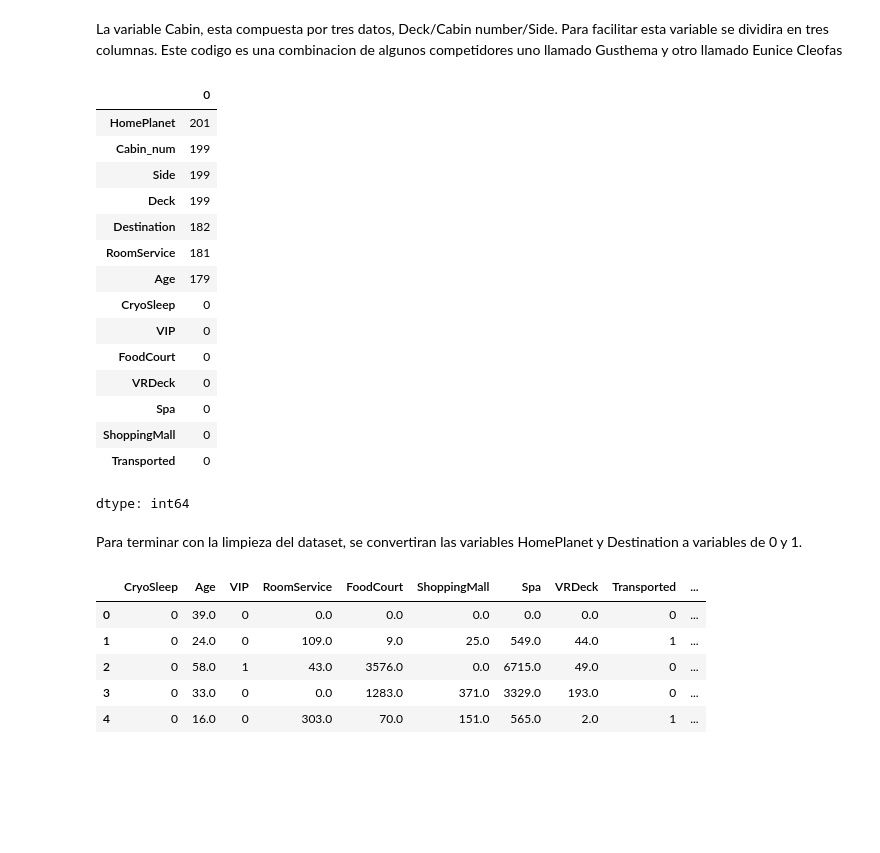
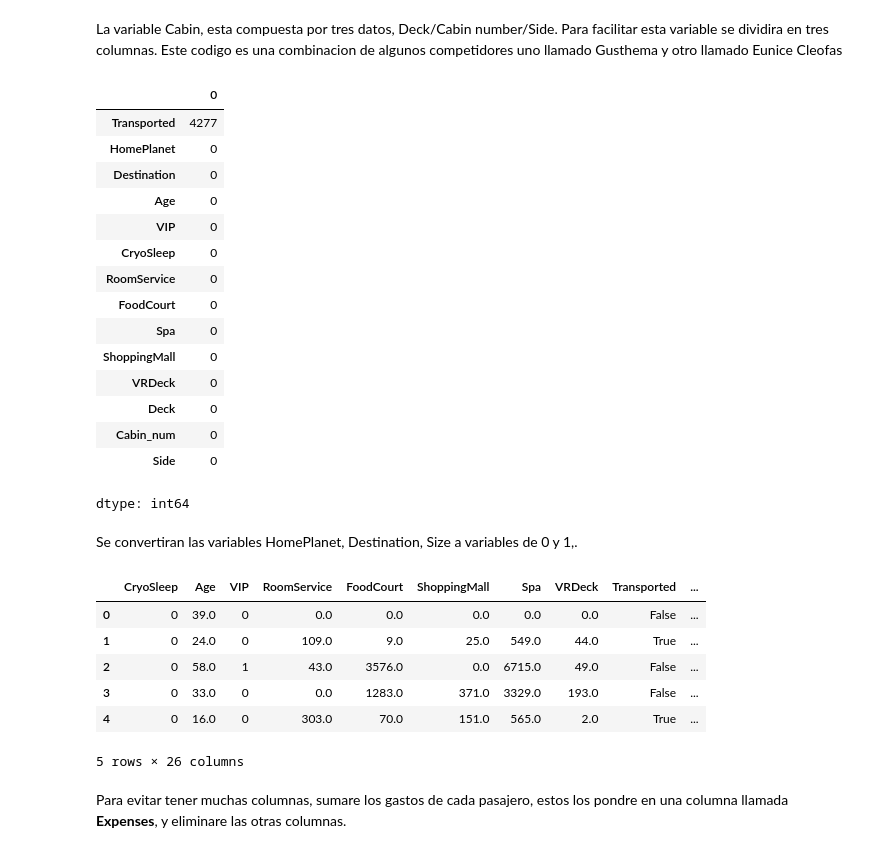
Before and after one commit to hectorcamachoz/Proyecto_2_Inteligenci_Artificial, a Jupyter notebook: Proyecto2_594557.ipynb, the cells around one changed output. Drawn from its saved outputs; the diff is of its cells as text; code cells hidden in the pictures; blank space fills up the shorter version.

```diff
--- a/Proyecto2_594557.ipynb
+++ b/Proyecto2_594557.ipynb
@@ -12,12 +12,18 @@ La descripcion de cada variable se encuentra en el archivo: 'descripcion_vars_ka
 **1.** Primero se importara la base de datos train.csv, sera analizada con diferentes funciones para observar si existen huecos, si se deben realizar variables dummy, y de esta manera realizar una limpia.
 # %%
 import pandas as pd
+import numpy as np
+from sklearn.model_selection import train_test_split
 
-df = pd.read_csv('train.csv')
-print(df.head())
+df_train = pd.read_csv('train.csv')
+df_test = pd.read_csv('test.csv')
 
+df = pd.concat([df_train, df_test])
+df.head()
 df.info()
 
 print('\nHuecos: ')
-df.isnull().sum()
+print(df.isnull().sum())
+
+print('\nBalanceo de Clases en Train.csv:\n',df_train['Transported'].value_counts())
 # %% [output]
@@ -83,7 +73,7 @@ dtype: int64
 # %% [markdown]
 Para evitar problemas con la regresion logistica, necesitamos convertir los datos de object, y los booleanos a variables numericas.
 # %%
-df['Transported'] = df['Transported'].astype(int)
+
 df['CryoSleep'] = df['CryoSleep'].astype(int)
 df['VIP'] = df['VIP'].astype(int)
 
@@ -100,39 +90,50 @@ La variable Cabin, esta compuesta por tres datos, Deck/Cabin number/Side. Para f
 # %%
 
 df[["Deck", "Cabin_num", "Side"]] = df["Cabin"].str.split("/", expand=True)
 df = df.drop(['Cabin'], axis = 1)
-df[['Cabin_num']] = df[['Cabin_num']].fillna(df['Cabin_num'].mode())
-df[['Deck']] = df[['Deck']].fillna(df['Deck'].mode())
-df[['Side']] = df[['Side']].fillna(df['Side'].mode())
+df[['Cabin_num']] = df[['Cabin_num']].fillna(df['Cabin_num'].mode().iloc[0])
+df[['Deck']] = df[['Deck']].fillna(df['Deck'].mode().iloc[0])
+df[['Side']] = df[['Side']].fillna(df['Side'].mode().iloc[0])
+df['Age'] = df['Age'].fillna(df['Age'].median())
+df['RoomService'] = df['RoomService'].fillna(df['RoomService'].median())
+
+df['HomePlanet'] = df['HomePlanet'].fillna(df['HomePlanet'].mode().iloc[0])
+df['Destination'] = df['Destination'].fillna(df['Destination'].mode().iloc[0])
+
+
 df.head(5)
 
 df.isnull().sum().sort_values(ascending=False)
 # %% [output]
 |  | 0 |
-| HomePlanet | 201 |
-| Cabin_num | 199 |
-| Side | 199 |
-| Deck | 199 |
-| Destination | 182 |
-| RoomService | 181 |
-| Age | 179 |
+| Transported | 4277 |
+| HomePlanet | 0 |
+| Destination | 0 |
+| Age | 0 |
+| VIP | 0 |
 | CryoSleep | 0 |
-| VIP | 0 |
+| RoomService | 0 |
 | FoodCourt | 0 |
-| VRDeck | 0 |
 | Spa | 0 |
 | ShoppingMall | 0 |
-| Transported | 0 |
+| VRDeck | 0 |
+| Deck | 0 |
+| Cabin_num | 0 |
+| Side | 0 |
 dtype: int64
 # %% [markdown]
-Para terminar con la limpieza del dataset, se convertiran las variables HomePlanet y Destination a variables de 0 y 1.
+Se convertiran las variables HomePlanet, Destination, Size a variables de 0 y 1,.
 # %%
-df = pd.get_dummies(df,columns= ['HomePlanet', 'Destination'], drop_first = True)
+df = pd.get_dummies(df,columns= ['HomePlanet', 'Destination','Side'], drop_first = False)
+df = pd.get_dummies(df, columns = ['Deck'], drop_first = False)
 df.head()
 # %% [output]
 |  | CryoSleep | Age | VIP | RoomService | FoodCourt | ShoppingMall | Spa | VRDeck | Transported | ... |
-| 0 | 0 | 39.0 | 0 | 0.0 | 0.0 | 0.0 | 0.0 | 0.0 | 0 | ... |
-| 1 | 0 | 24.0 | 0 | 109.0 | 9.0 | 25.0 | 549.0 | 44.0 | 1 | ... |
-| 2 | 0 | 58.0 | 1 | 43.0 | 3576.0 | 0.0 | 6715.0 | 49.0 | 0 | ... |
-| 3 | 0 | 33.0 | 0 | 0.0 | 1283.0 | 371.0 | 3329.0 | 193.0 | 0 | ... |
-| 4 | 0 | 16.0 | 0 | 303.0 | 70.0 | 151.0 | 565.0 | 2.0 | 1 | ... |
+| 0 | 0 | 39.0 | 0 | 0.0 | 0.0 | 0.0 | 0.0 | 0.0 | False | ... |
+| 1 | 0 | 24.0 | 0 | 109.0 | 9.0 | 25.0 | 549.0 | 44.0 | True | ... |
+| 2 | 0 | 58.0 | 1 | 43.0 | 3576.0 | 0.0 | 6715.0 | 49.0 | False | ... |
+| 3 | 0 | 33.0 | 0 | 0.0 | 1283.0 | 371.0 | 3329.0 | 193.0 | False | ... |
+| 4 | 0 | 16.0 | 0 | 303.0 | 70.0 | 151.0 | 565.0 | 2.0 | True | ... |
+5 rows × 26 columns
+# %% [markdown]
+Para evitar tener muchas columnas, sumare los gastos de cada pasajero, estos los pondre en una columna llamada **Expenses**, y eliminare las otras columnas.
```
Also changed, not shown: parts of 28 cells of this notebook.
